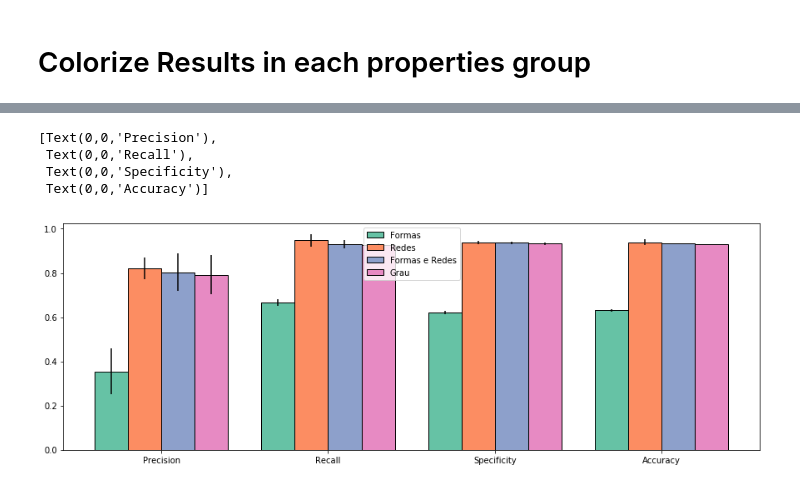
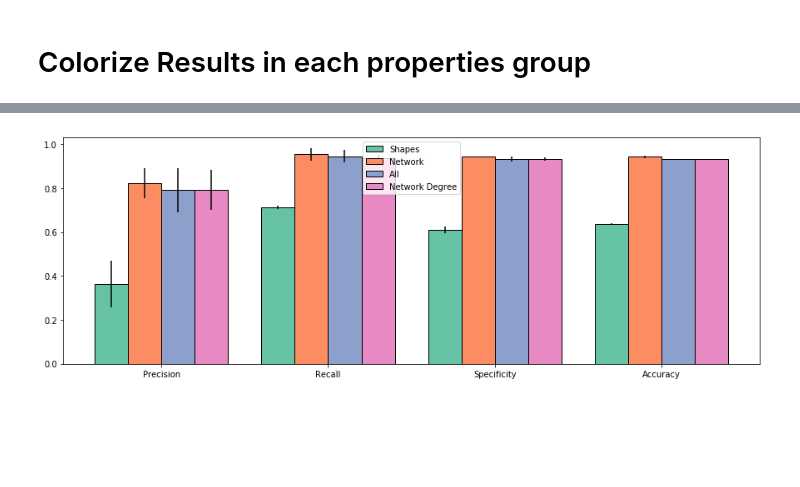
Before and after one commit to rodpmendes/GleasonScoreCharacterization, a Jupyter notebook: AppGleasonScoreDataAnalysis_UnbalancedCrossValidation.ipynb, the cells around one changed output, grey strips where cells are left out. Drawn from its saved outputs; the diff is of its cells as text; code cells hidden in the pictures; blank space fills up the shorter version.

```diff
--- a/AppGleasonScoreDataAnalysis_UnbalancedCrossValidation.ipynb
+++ b/AppGleasonScoreDataAnalysis_UnbalancedCrossValidation.ipynb
@@ -487,45 +594,43 @@ print(data_confusion_matrix)
 # %%
 dx = 0.1 #distance between each set of 4 bars, wich is 2 * dx
 bw = (1 - 2 * dx) / 4 # width of each bin
 bw2 = bw / 2
 
 colors = [np.array((102,194,165)) / 255, np.array((252,141,98)) / 255,
         np.array((141,160,203)) / 255, np.array((231,138,195)) / 255]
 
 fig, ax = plt.subplots(figsize=(15,5))
 
 for meas_idx, (meas_keys, meas_values) in enumerate(data_confusion_matrix.items()):
     for perf_idx, (perf_keys, perf_values) in enumerate(meas_values.items()):
 
         avg = np.mean(perf_values)
         std_dev = np.std(perf_values)
 
         if perf_idx == 0:
             label = meas_keys
         else:
             label = None
 
-        if label == 'Shapes':
-            label = 'Formas'
-        elif label == 'Network':
-            label = 'Redes'
-        elif label == 'All':
-            label = 'Formas e Redes'
-        elif label == 'Network Degree':
-            label = 'Grau'
+        #if label == 'Shapes':
+        #    label = 'Formas'
+        #elif label == 'Network':
+        #    label = 'Redes'
+        #elif label == 'All':
+        #    label = 'Formas e Redes'
+        #elif label == 'Network Degree':
+        #    label = 'Grau'
 
         x = perf_idx + dx + bw2 + meas_idx * bw
         bar = plt.bar(x, avg, yerr=std_dev, width = bw, label = label, color = colors[meas_idx], edgecolor = 'k')
 
 plt.legend()
 ax.set_xticks(np.arange(.5, 4, 1))
 ax.set_xticklabels(list( list(data_confusion_matrix.values())[0].keys() ))
+
+plt.savefig('prostate_marked/results_KNN_k_' + str(k) + '.pdf', dpi=300)
 # %% [output]
-[Text(0,0,'Precision'),
- Text(0,0,'Recall'),
- Text(0,0,'Specificity'),
- Text(0,0,'Accuracy')]
-[figure, old version]
+[figure, new version]
 # %%
 for meas_idx, (meas_keys, meas_values) in enumerate(data_confusion_matrix.items()):
     print(meas_keys)
```
Also changed, not shown: parts of 16 cells of this notebook, 12 other files.
